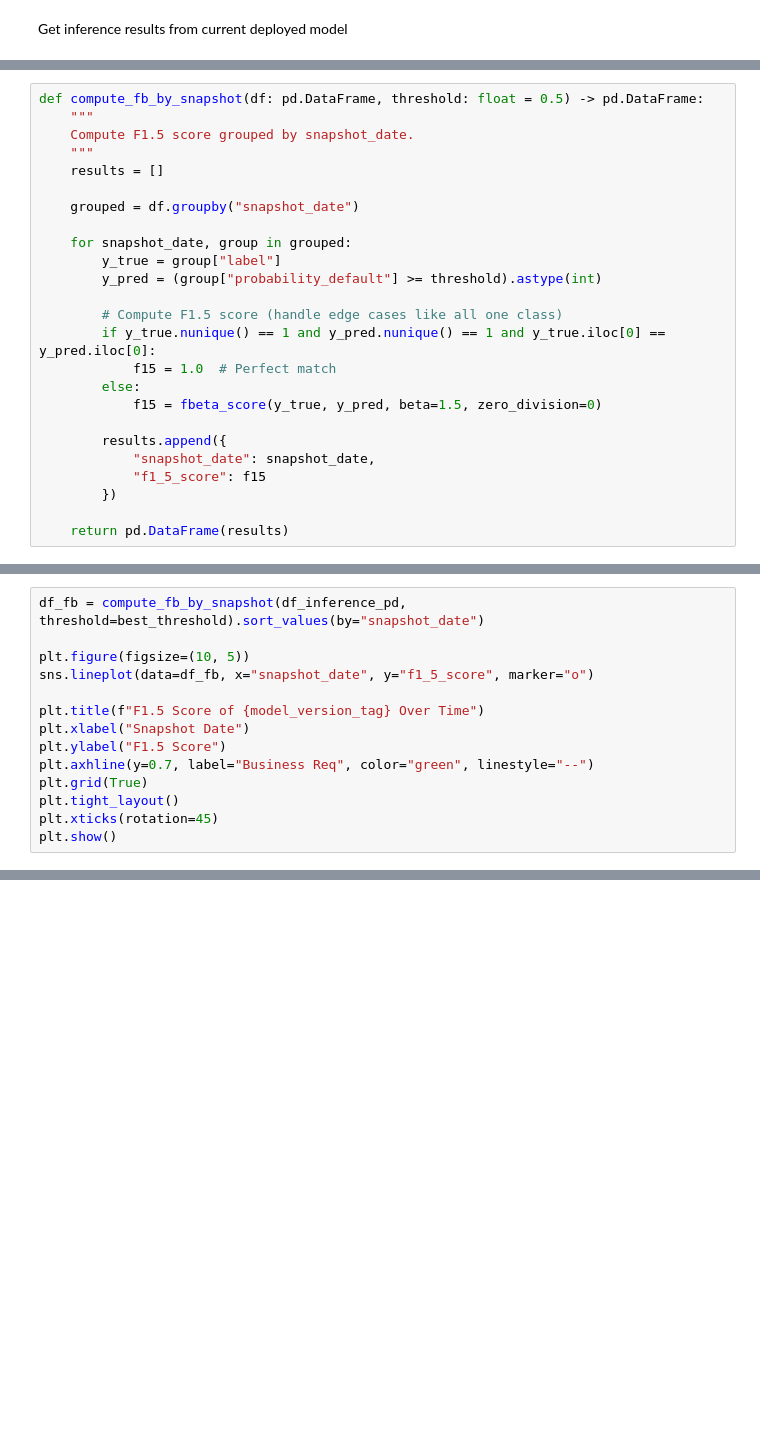
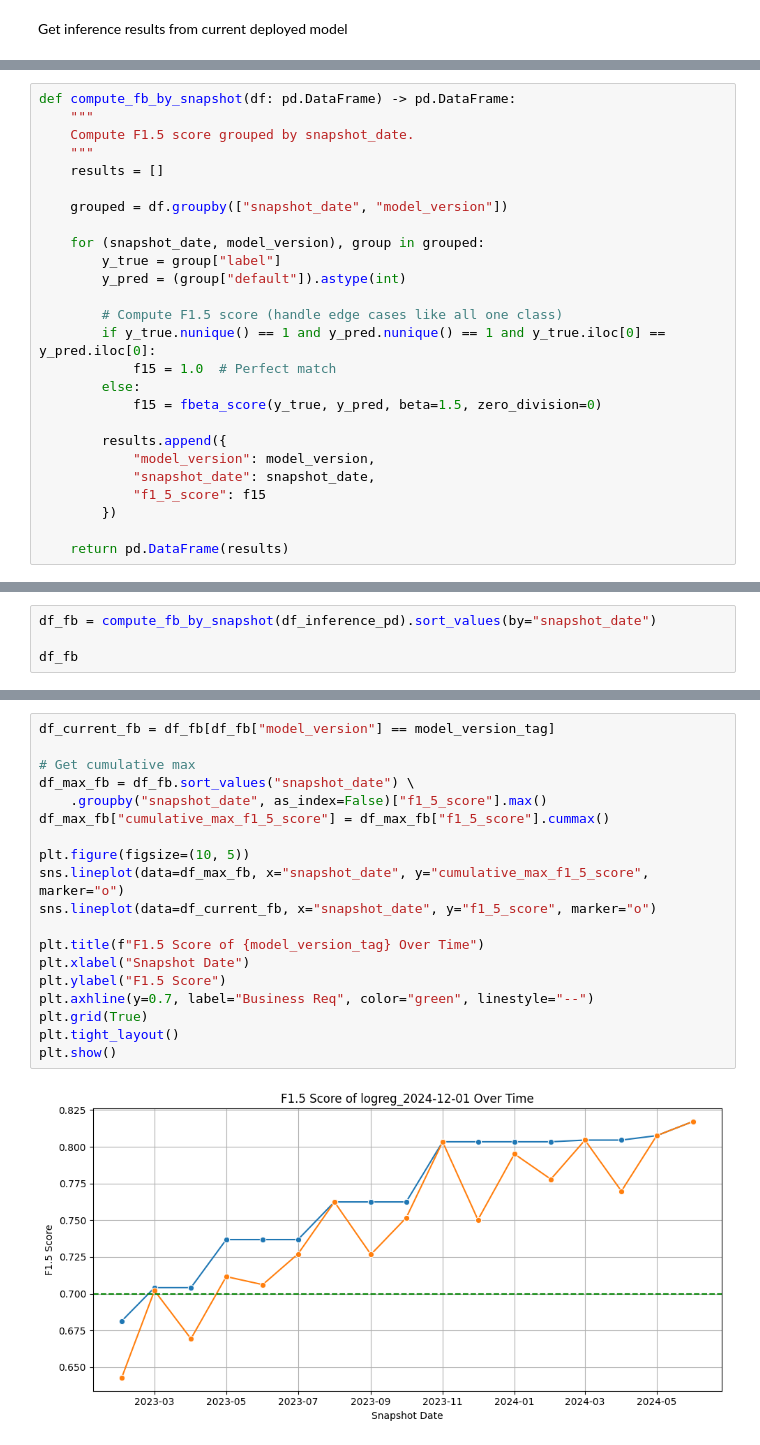
Before and after one commit to Jenpoer/creditkarma, a Jupyter notebook: model_monitoring.ipynb, the cells around one changed output, grey strips where cells are left out. Saved outputs shown, nothing was run; the diff lists cells and outputs as text; blank space fills up the shorter version.

```diff
--- a/model_monitoring.ipynb
+++ b/model_monitoring.ipynb
@@ -303,15 +322,15 @@ df_inference_pd
 # %%
-def compute_fb_by_snapshot(df: pd.DataFrame, threshold: float = 0.5) -> pd.DataFrame:
+def compute_fb_by_snapshot(df: pd.DataFrame) -> pd.DataFrame:
     """
     Compute F1.5 score grouped by snapshot_date.
     """
     results = []
 
-    grouped = df.groupby("snapshot_date")
+    grouped = df.groupby(["snapshot_date", "model_version"])
 
-    for snapshot_date, group in grouped:
+    for (snapshot_date, model_version), group in grouped:
         y_true = group["label"]
-        y_pred = (group["probability_default"] >= threshold).astype(int)
+        y_pred = (group["default"]).astype(int)
 
         # Compute F1.5 score (handle edge cases like all one class)
         if y_true.nunique() == 1 and y_pred.nunique() == 1 and y_true.iloc[0] == y_pred.iloc[0]:
@@ -320,6 +339,7 @@ def compute_fb_by_snapshot(df: pd.DataFrame, threshold: float = 0.5) -> pd.DataF
             f15 = fbeta_score(y_true, y_pred, beta=1.5, zero_division=0)
 
         results.append({
+            "model_version": model_version,
             "snapshot_date": snapshot_date,
             "f1_5_score": f15
         })
@@ -351,15 +348,5 @@ versions
 # %%
-df_fb = compute_fb_by_snapshot(df_inference_pd, threshold=best_threshold).sort_values(by="snapshot_date")
+df_fb = compute_fb_by_snapshot(df_inference_pd).sort_values(by="snapshot_date")
 
-plt.figure(figsize=(10, 5))
-sns.lineplot(data=df_fb, x="snapshot_date", y="f1_5_score", marker="o")
-
-plt.title(f"F1.5 Score of {model_version_tag} Over Time")
-plt.xlabel("Snapshot Date")
-plt.ylabel("F1.5 Score")
-plt.axhline(y=0.7, label="Business Req", color="green", linestyle="--")
-plt.grid(True)
-plt.tight_layout()
-plt.xticks(rotation=45)
-plt.show()
+df_fb
 # %% [output]
@@ -366,0 +370,21 @@ plt.show()
+# %%
+df_current_fb = df_fb[df_fb["model_version"] == model_version_tag]
+
+# Get cumulative max
+df_max_fb = df_fb.sort_values("snapshot_date") \
+    .groupby("snapshot_date", as_index=False)["f1_5_score"].max()
+df_max_fb["cumulative_max_f1_5_score"] = df_max_fb["f1_5_score"].cummax()
+
+plt.figure(figsize=(10, 5))
+sns.lineplot(data=df_max_fb, x="snapshot_date", y="cumulative_max_f1_5_score", marker="o")
+sns.lineplot(data=df_current_fb, x="snapshot_date", y="f1_5_score", marker="o")
+
+plt.title(f"F1.5 Score of {model_version_tag} Over Time")
+plt.xlabel("Snapshot Date")
+plt.ylabel("F1.5 Score")
+plt.axhline(y=0.7, label="Business Req", color="green", linestyle="--")
+plt.grid(True)
+plt.tight_layout()
+plt.show()
+# %% [output]
+[figure, added]
```
Also changed, not shown: parts of 13 cells of this notebook, 3 other files.
